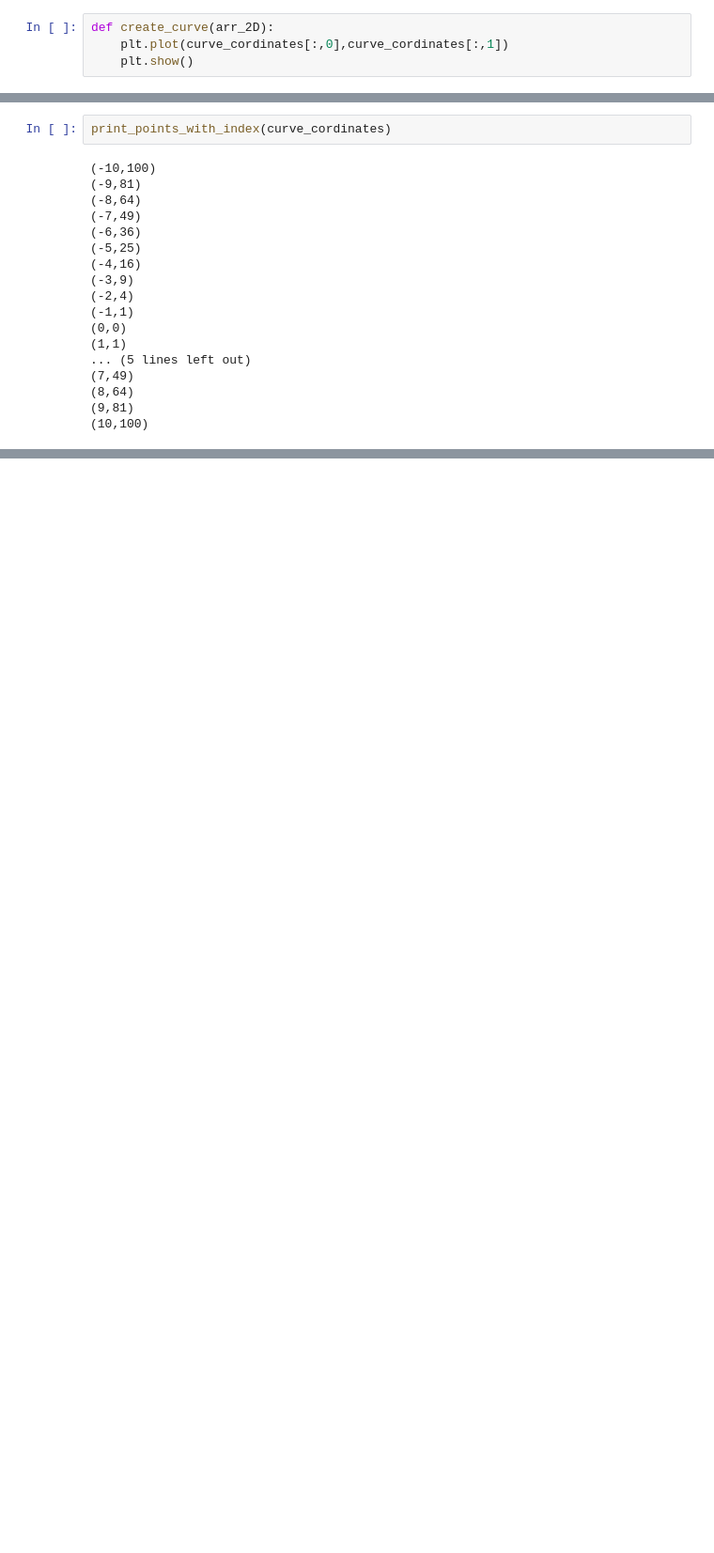
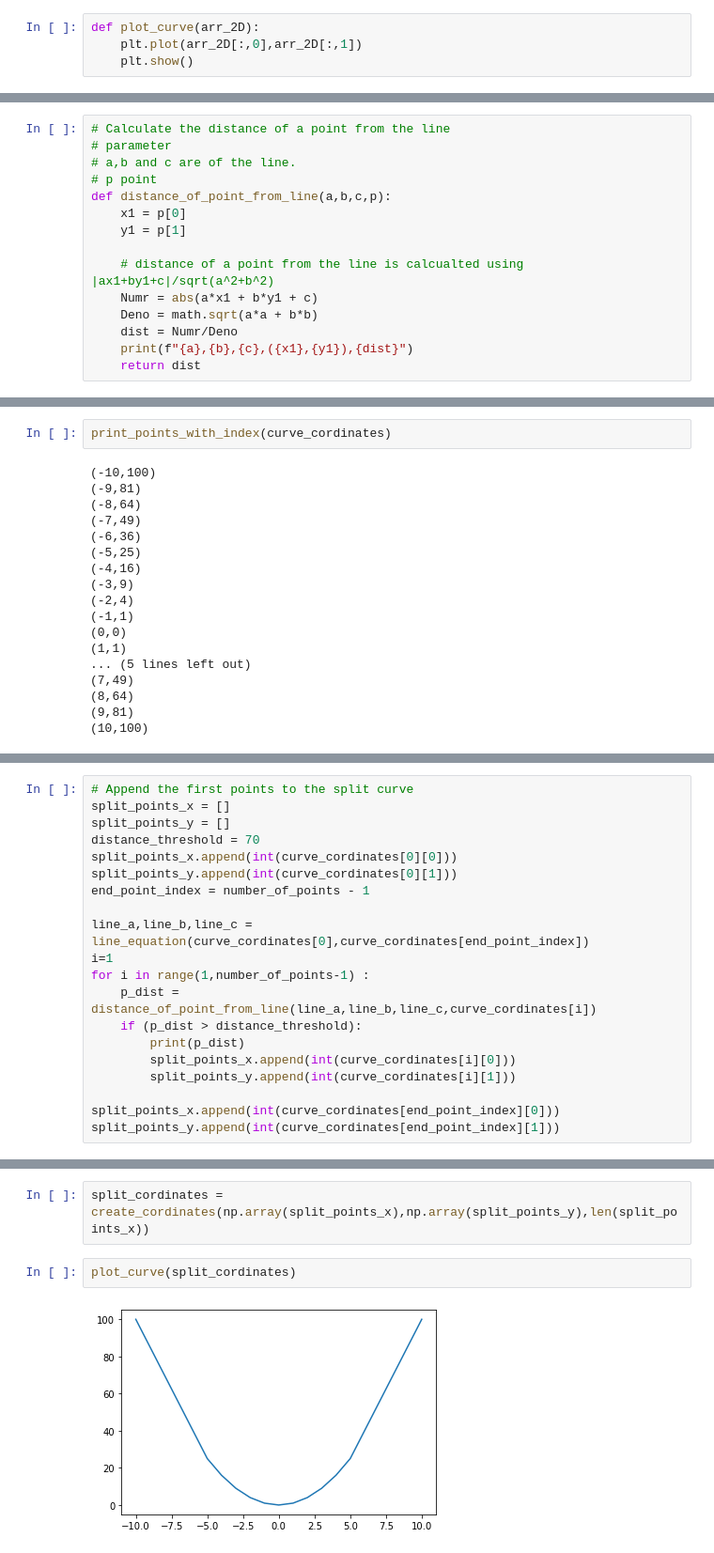
Before and after one commit to AvinivA/Assignments, a Jupyter notebook: CDS/Split & Merge.ipynb, the cells around one changed output, grey strips where cells are left out. Shown at 94% size. Drawn from its saved outputs; the diff is of its cells as text; blank space fills up the shorter version.

Commit message:
Added some functions to split and merge algorithm
Signed-off-by: Avinash G <economya675@gmail.com>

```diff
--- a/CDS/Split & Merge.ipynb
+++ b/CDS/Split & Merge.ipynb
@@ -19,6 +20,6 @@ def print_points_with_index(arr):
     for (x,y) in arr:
         print(f"({x},{y})")
 # %%
-def create_curve(arr_2D):
-    plt.plot(curve_cordinates[:,0],curve_cordinates[:,1])
+def plot_curve(arr_2D):
+    plt.plot(arr_2D[:,0],arr_2D[:,1])
     plt.show()
@@ -25 +55,16 @@ def create_curve(arr_2D):
+# %%
+# Calculate the distance of a point from the line
+# parameter
+# a,b and c are of the line.
+# p point
+def distance_of_point_from_line(a,b,c,p):
+    x1 = p[0]
+    y1 = p[1]
+
+    # distance of a point from the line is calcualted using |ax1+by1+c|/sqrt(a^2+b^2)
+    Numr = abs(a*x1 + b*y1 + c)
+    Deno = math.sqrt(a*a + b*b)
+    dist = Numr/Deno
+    print(f"{a},{b},{c},({x1},{y1}),{dist}")
+    return dist
 # %%
@@ -53,0 +104,20 @@ def pivot_line_equation(a,b):
+# %%
+# Append the first points to the split curve
+split_points_x = []
+split_points_y = []
+distance_threshold = 70
+split_points_x.append(int(curve_cordinates[0][0]))
+split_points_y.append(int(curve_cordinates[0][1]))
+end_point_index = number_of_points - 1
+
+line_a,line_b,line_c = line_equation(curve_cordinates[0],curve_cordinates[end_point_index])
+i=1
+for i in range(1,number_of_points-1) :
+    p_dist = distance_of_point_from_line(line_a,line_b,line_c,curve_cordinates[i])
+    if (p_dist > distance_threshold):
+        print(p_dist)
+        split_points_x.append(int(curve_cordinates[i][0]))
+        split_points_y.append(int(curve_cordinates[i][1]))
+
+split_points_x.append(int(curve_cordinates[end_point_index][0]))
+split_points_y.append(int(curve_cordinates[end_point_index][1]))
@@ -53,0 +142,6 @@ def pivot_line_equation(a,b):
+# %%
+split_cordinates = create_cordinates(np.array(split_points_x),np.array(split_points_y),len(split_points_x))
+# %%
+plot_curve(split_cordinates)
+# %% [output]
+[figure, added]
```
Also changed, not shown: parts of 11 cells of this notebook.
